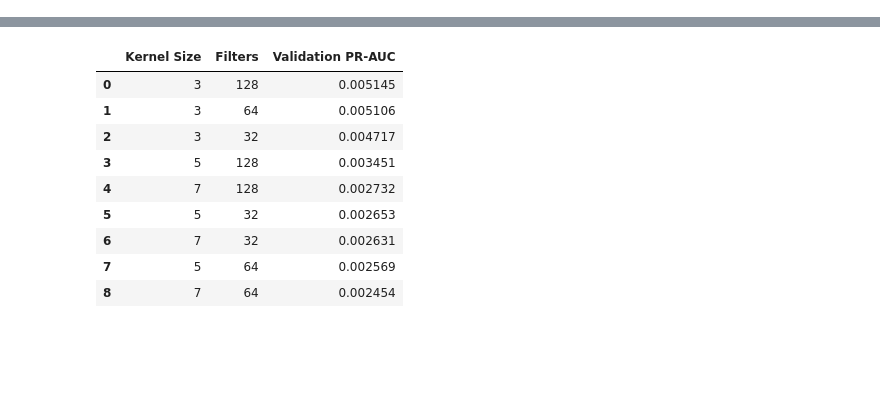
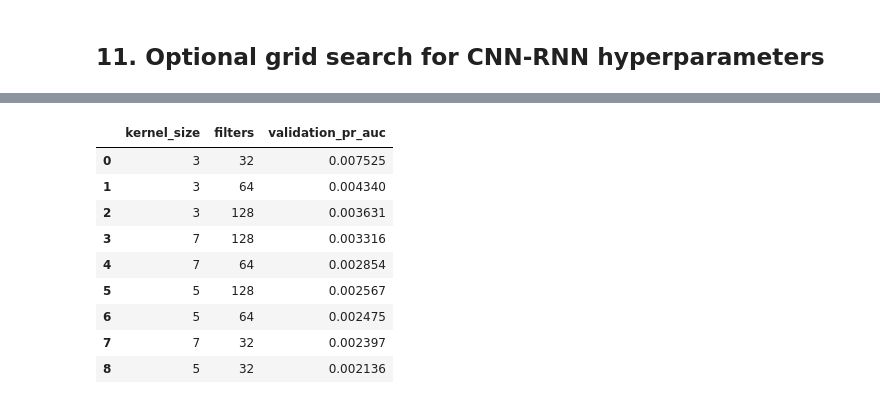
Before and after one commit to sofijadimitrijevic1/480-ai-finance, a Jupyter notebook: model_comparison.ipynb, the cells around one changed output, grey strips where cells are left out. Drawn from its saved outputs; the diff is of its cells as text; code cells hidden in the pictures; blank space fills up the shorter version.

```diff
--- a/model_comparison.ipynb
+++ b/model_comparison.ipynb
@@ -477,3 +488,20 @@ Result -> PR-AUC: 0.001882
+# %%
+class SeqDataset(Dataset):
+    """Dataset wrapper for sequence inputs and binary labels."""
+    def __init__(self, X, y):
+        self.X = torch.from_numpy(X)
+        self.y = torch.from_numpy(y).float()
+
+    def __len__(self):
+        return len(self.y)
+
+    def __getitem__(self, idx):
+        return self.X[idx], self.y[idx]
+
+
+train_loader = DataLoader(SeqDataset(Xtr_seq, ytr_seq), batch_size=BATCH_SIZE, shuffle=True)
+val_loader = DataLoader(SeqDataset(Xva_seq, yva_seq), batch_size=BATCH_SIZE, shuffle=False)
+test_loader = DataLoader(SeqDataset(Xte_seq, yte_seq), batch_size=BATCH_SIZE, shuffle=False)
 # %%
 # Sklearn Baselines
 
@@ -669,41 +721,38 @@ def train_torch_model(model, train_loader, val_loader, epochs=EPOCHS, lr=LR):
+# %% [markdown]
+## 11. Optional grid search for CNN-RNN hyperparameters
 # %%
-# Hybrid model - grid search
 kernel_sizes = [3, 5, 7]
 filter_counts = [32, 64, 128]
 
 grid_results = []
 
-print("Starting Grid Search...")
-
-for k in kernel_sizes:
-    for f in filter_counts:
-        print(f"\n--- Testing Kernel: {k} | Filters: {f} ---")
+print("Starting grid search...")
+for kernel_size in kernel_sizes:
+    for filters in filter_counts:
+        print(f"Testing kernel_size={kernel_size}, filters={filters}")
 
         model = FraudCNNRNN(
             num_features=Xtr_seq.shape[2],
-            conv_channels=f,
-            kernel_size=k,
+            conv_channels=filters,
+            kernel_size=kernel_size,
             hidden_size=64,
             num_layers=1,
-            dropout=0.1
+            dropout=0.1,
         )
 
-        model = train_torch_model(model, train_loader, val_loader, epochs=EPOCHS, lr=LR)
+        model, _ = train_torch_model(model, train_loader, val_loader, epochs=EPOCHS, lr=LEARNING_RATE)
 
         yva_true, yva_prob = get_probs_from_loader(model, val_loader)
-        best_t, va_m = best_threshold_f1(yva_true, yva_prob)
+        _, val_metrics = best_threshold_f1(yva_true, yva_prob)
 
-        pr_auc_score = va_m["pr_auc"]
-        print(f"Result for Kernel {k}, Filters {f} -> PR-AUC: {pr_auc_score:.6f}")
+        grid_results.append(
+            {
+                "kernel_size": kernel_size,
+                "filters": filters,
+                "validation_pr_auc": val_metrics["pr_auc"],
+            }
+        )
 
-        grid_results.append({
-            "Kernel Size": k,
-            "Filters": f,
-            "Validation PR-AUC": pr_auc_score
-        })
-
-print("\n=== GRID SEARCH LEADERBOARD ===")
-df_grid = pd.DataFrame(grid_results)
-df_grid = df_grid.sort_values("Validation PR-AUC", ascending=False).reset_index(drop=True)
-display(df_grid)
+df_grid = pd.DataFrame(grid_results).sort_values("validation_pr_auc", ascending=False).reset_index(drop=True)
+df_grid
 # %% [output]
@@ -727,10 +776,10 @@ Result for Kernel 7, Filters 128 -> PR-AUC: 0.002732
-|  | Kernel Size | Filters | Validation PR-AUC |
-| 0 | 3 | 128 | 0.005145 |
-| 1 | 3 | 64 | 0.005106 |
-| 2 | 3 | 32 | 0.004717 |
-| 3 | 5 | 128 | 0.003451 |
-| 4 | 7 | 128 | 0.002732 |
-| 5 | 5 | 32 | 0.002653 |
-| 6 | 7 | 32 | 0.002631 |
-| 7 | 5 | 64 | 0.002569 |
-| 8 | 7 | 64 | 0.002454 |
+|  | kernel_size | filters | validation_pr_auc |
+| 0 | 3 | 32 | 0.007525 |
+| 1 | 3 | 64 | 0.004340 |
+| 2 | 3 | 128 | 0.003631 |
+| 3 | 7 | 128 | 0.003316 |
+| 4 | 7 | 64 | 0.002854 |
+| 5 | 5 | 128 | 0.002567 |
+| 6 | 5 | 64 | 0.002475 |
+| 7 | 7 | 32 | 0.002397 |
+| 8 | 5 | 32 | 0.002136 |
```
Also changed, not shown: parts of 48 cells of this notebook, 5 other files.
